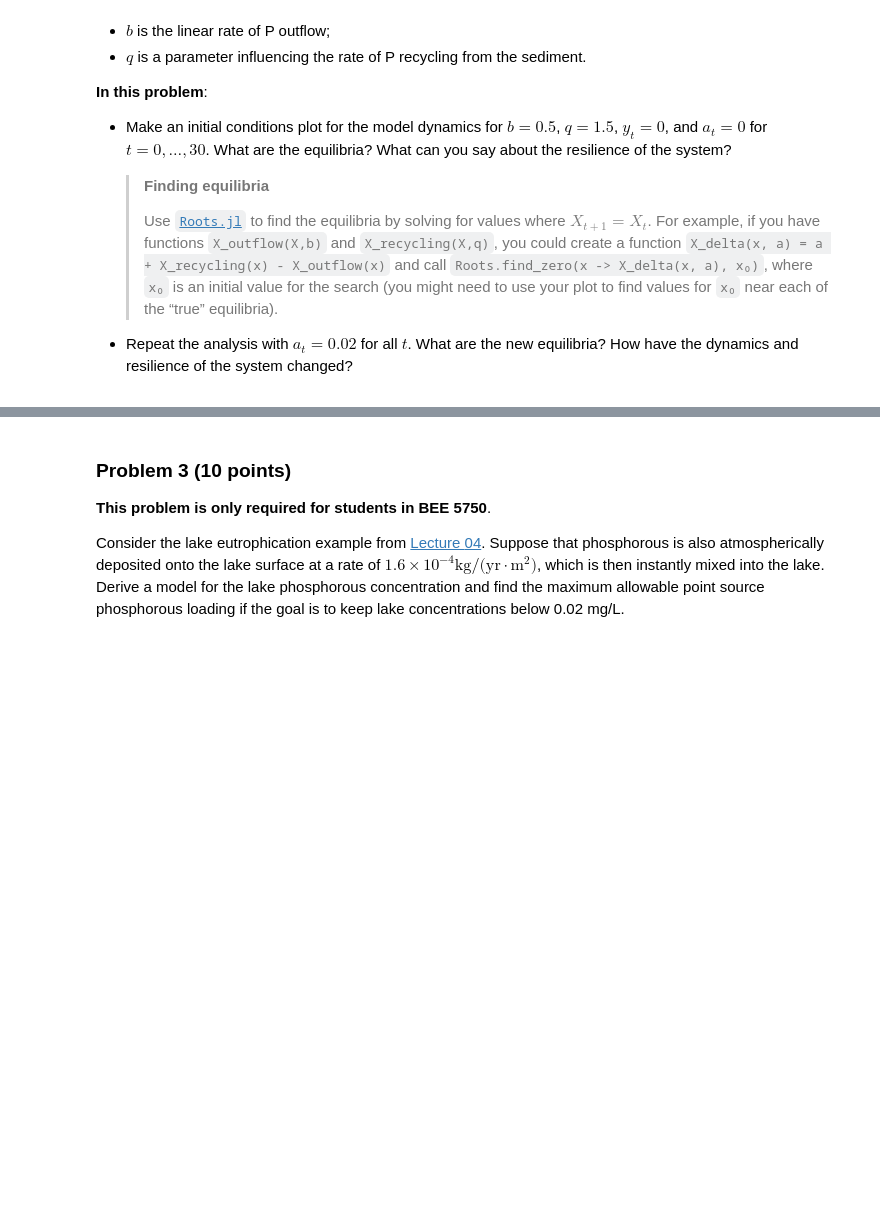
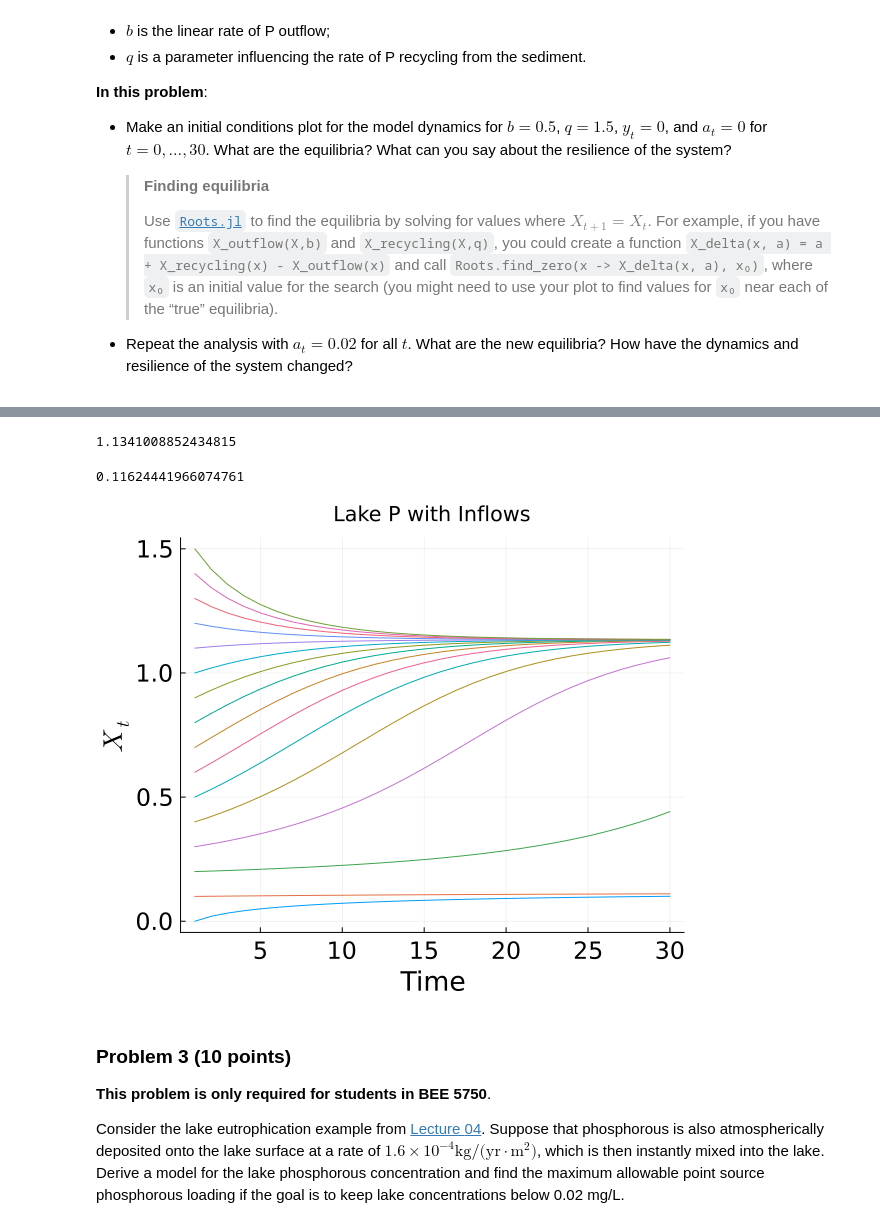
Before and after one commit to BEE4750-FA24/bee4750-fa24-hw2-hw02, a Jupyter notebook: hw02.ipynb, the cells around one changed output, grey strips where cells are left out. Saved outputs shown, nothing was run; the diff lists cells and outputs as text; code cells hidden in the pictures; blank space fills up the shorter version.

```diff
--- a/hw02.ipynb
+++ b/hw02.ipynb
@@ -222,44 +233,61 @@ p_noinflow = plot(X, label=false, ylabel=L"X_t", xlabel="Time", guidefontsize=18
 # %%
-using Plots
+# Define initial conditions
+b = 0.5
+q = 1.5
+yt = 0
+a = 0.02
 
-# Define outflow and recycling functions
-function X_outflow(X, b)
-    return b * X
+# Define functions for lake recycling and outflows
+function X_outflow(X,b)
+    outflow = b*X
+    return outflow
 end
 
-function X_recycling(X, q)
-    return X^q / (1 + X^q)
+function X_recycling(X,q)
+    recyling = (abs(X)^q)/(1+abs(X)^q)
+    return recyling
 end
 
-# Simulate the lake P model over T time steps
+function X_delta(X, a, b, q)
+    output = a + X_recycling(X, q) - X_outflow(X, b)
+    return output
+end
+
+# Define two intial guesses for equilibrium values
+x01 = 1.2
+x02 = 0.1
+# Use pre-defined roots function to find roots
+root1 = Roots.find_zero(x -> X_delta(x, a, b, q), x01)
+root2 = Roots.find_zero(x -> X_delta(x, a, b, q), x02)
+display(root1)
+display(root2)
+
+T = 30
+X_vals = collect(0.0:0.1:1.5)
+a = zeros(T)
+a = a .+ 0.02
+y = zeros(T)
 function simulate_lake_P(X_ic, T, b, q, a, y)
     X = zeros(T)
     X[1] = X_ic
     for t = 2:T
-        X[t] = X[t-1] + a[t] + y[t] + X_recycling(X[t-1], q) - X_outflow(X[t-1], b)
+        X[t] = X[t-1] + a[t] + y[t]+ X_recycling(X[t-1], q) - X_outflow(X[t-1], b)
     end
     return X
 end
+X_map = [simulate_lake_P(x, T, 0.5, 1.5, a, y) for x in X_vals]
 
-# Set up initial conditions
-T = 30  # Time steps
-X_vals = collect(0.0:0.1:1.5)  # Range of initial conditions
-a = zeros(T)  # a_t = 0
-y = zeros(T)  # y_t = 0
+p = plot(legend=false, ylabel=L"X_t", xlabel="Time",title="Lake P with Inflows", guidefontsize=18, tickfontsize=16, size=(600, 500))
 
-# Run simulations for each initial condition in X_vals
-X_traj = [simulate_lake_P(X_ic, T, 0.5, 1.5, a, y) for X_ic in X_vals]
-#X_traj = [simulate_lake_P(0.4, T, 0.5, 1.5, a, y)]
-
-# Plot the trajectories
-p = plot(legend=false, ylabel="X_t (P concentration)", xlabel="Time",
-         guidefontsize=18, tickfontsize=16, size=(600, 500))
-
-for X in X_traj
+for X in X_map
     plot!(p, X)
 end
 
 display(p)
+# %% [output]
+1.1341008852434815
+0.11624441966074761
+[figure, added]
 # %% [markdown]
 
 ### Problem 3 (10 points)
```
Also changed, not shown: parts of 4 cells of this notebook.
